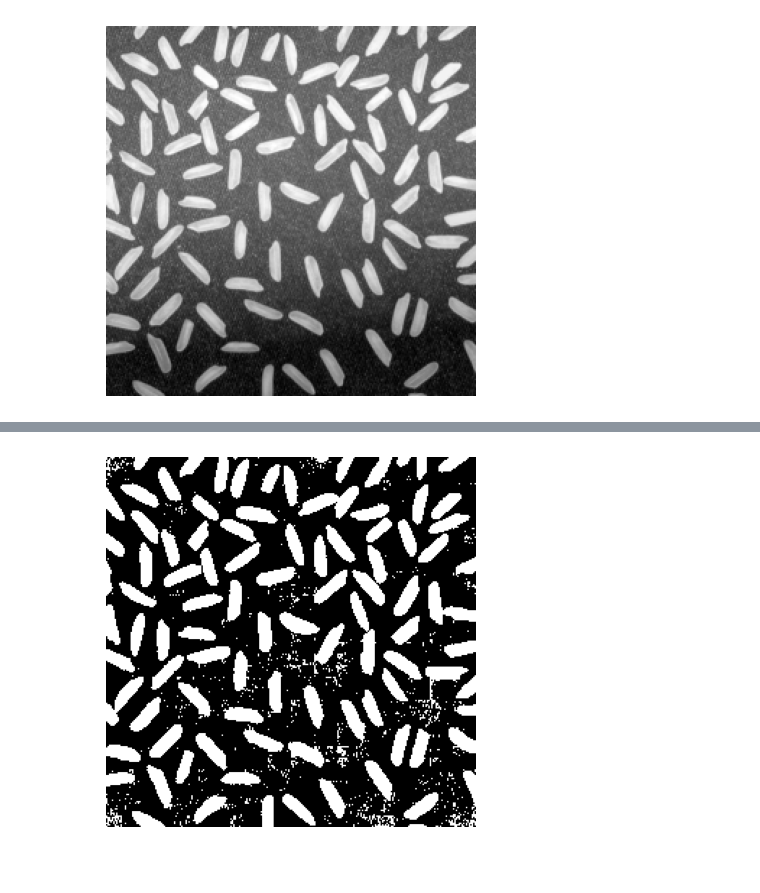
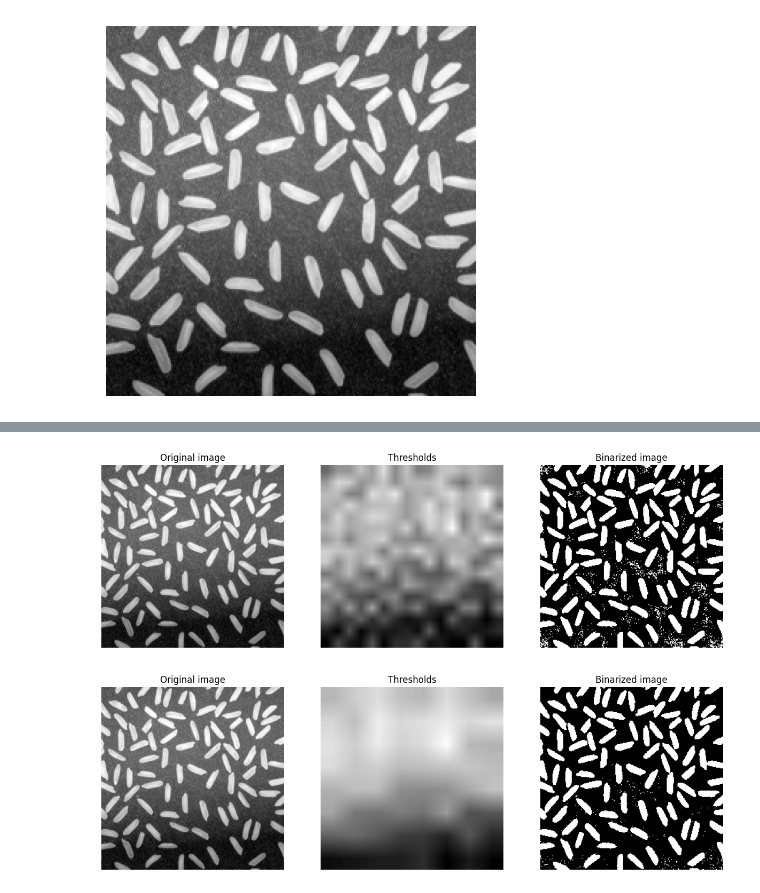
Before and after one commit to lkwinta/Digital-Image-Processing, a Jupyter notebook: lab04/04_thresholding_hw.ipynb, the cells around one changed output, grey strips where cells are left out. Saved outputs shown, nothing was run; the diff lists cells and outputs as text; code cells hidden in the pictures; blank space fills up the shorter version.

```diff
--- a/lab04/04_thresholding_hw.ipynb
+++ b/lab04/04_thresholding_hw.ipynb
@@ -189,6 +205,10 @@ for i in range(X):
-# %%
-plt.imshow(bin_rice_img, 'gray')
-plt.axis('off')
-plt.show()
-# %% [output]
-[figure, removed]
+# %%
+rice_inter_thresholds_16 = binarization_with_interpolation(rice_img, W=16)
+plot_thresholds(rice_img, rice_inter_thresholds_16)
+# %% [output]
+[figure, added]
+# %%
+rice_inter_thresholds_32 = binarization_with_interpolation(rice_img, W=32)
+plot_thresholds(rice_img, rice_inter_thresholds_32)
+# %% [output]
+[figure, added]
```
Also changed, not shown: parts of 14 cells of this notebook.
